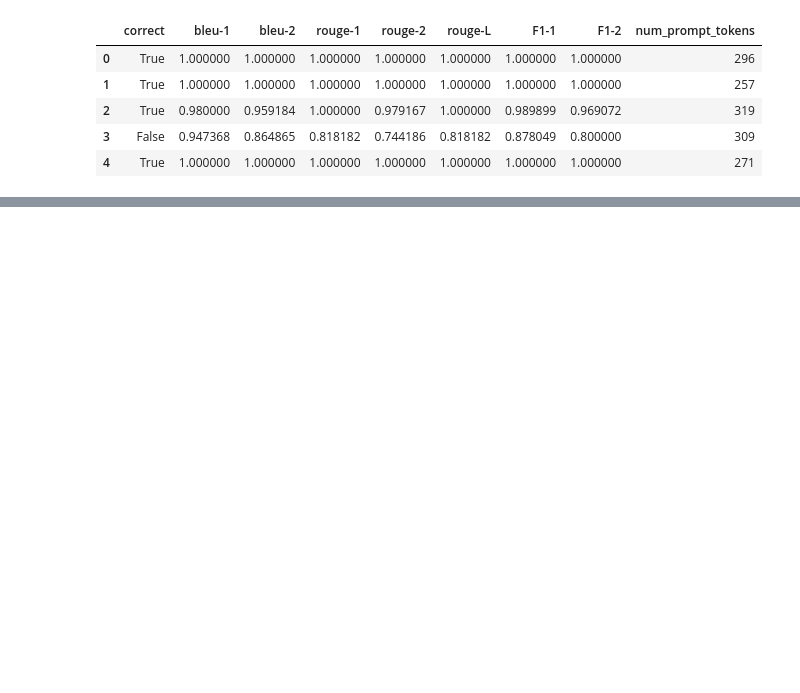
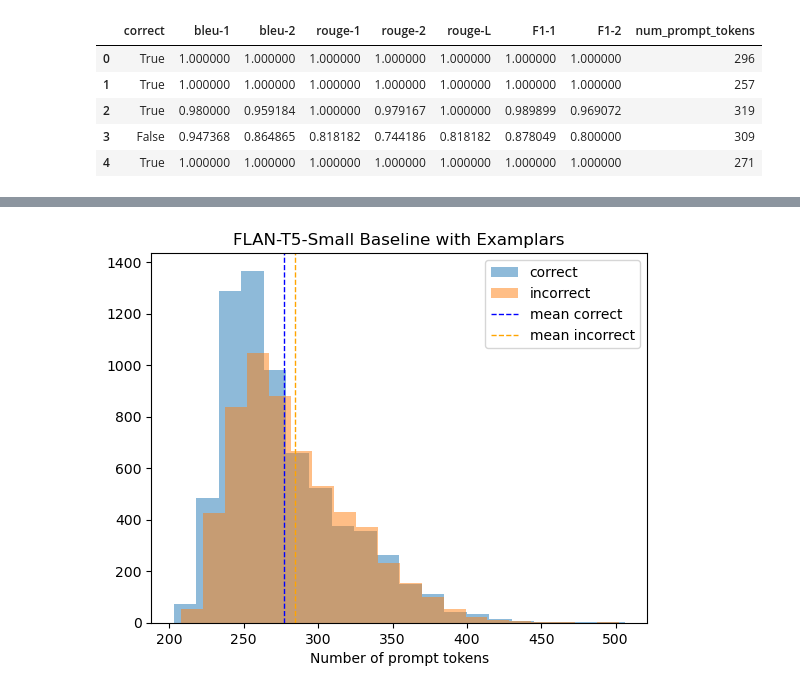
Before and after one commit to RichardMathewsII/compositional-reasoning-finetuning, a Jupyter notebook: finetuning-status-analysis.ipynb, the cells around one changed output, grey strips where cells are left out. Saved outputs shown, nothing was run; the diff lists cells and outputs as text; code cells hidden in the pictures; blank space fills up the shorter version.

```diff
--- a/finetuning-status-analysis.ipynb
+++ b/finetuning-status-analysis.ipynb
@@ -65,0 +158,3 @@ context_flan_t5_self_ask_with_examplars.head()
+# %%
+flan_t5_baseline_with_examplars = load_results(model="flan-t5-small", finetuning=None, examplars=True)
+flan_t5_baseline_with_examplars.head()
@@ -65,0 +168,3 @@ context_flan_t5_self_ask_with_examplars.head()
+# %%
+test = pd.DataFrame(load_TestData("data/MultihopEvaluation/baseline-with-examplars.json"))
+test.head()
@@ -65,0 +178,3 @@ context_flan_t5_self_ask_with_examplars.head()
+# %%
+context_flan_t5_baseline_with_examplars = pd.concat([flan_t5_baseline_with_examplars, test.loc[:, ["num_prompt_tokens"]]], axis=1)
+context_flan_t5_baseline_with_examplars.head()
@@ -65,0 +200,4 @@ context_flan_t5_self_ask_with_examplars.head()
+# %%
+plot_context_size_distributions(context_flan_t5_baseline_with_examplars, title="FLAN-T5-Small Baseline with Examplars")
+# %% [output]
+[figure, added]
```
Also changed, not shown: parts of 28 cells of this notebook.
